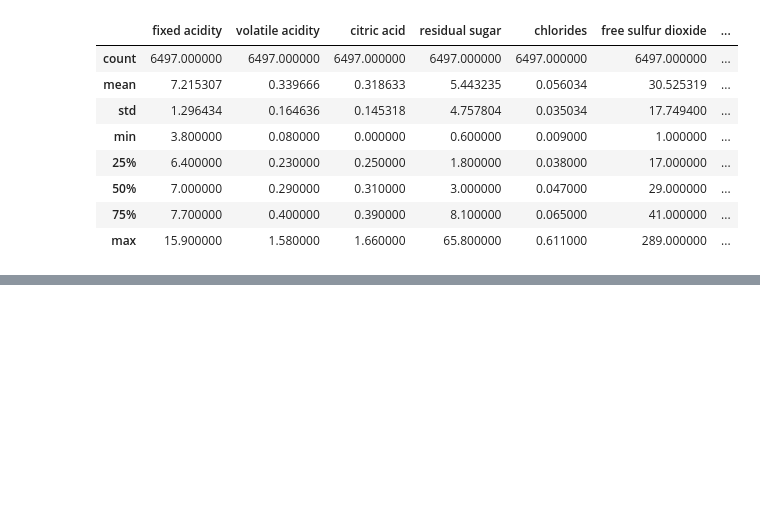
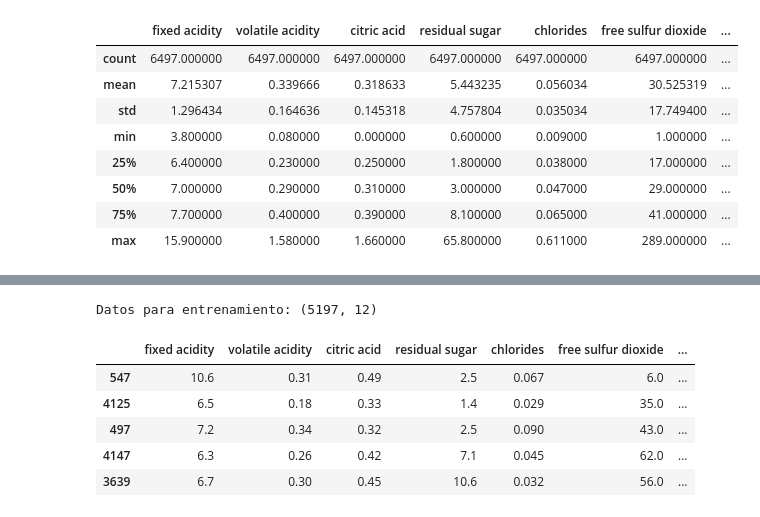
Before and after one commit to Jiliar/machine-learning-specialization, a Jupyter notebook: machine_learning/Cuadernos/Evaluación de Calidad de Vinos.ipynb, the cells around one changed output, grey strips where cells are left out. Cells and saved outputs as stored; diff of their text form; code cells hidden in the pictures; blank space fills up the shorter version.

```diff
--- a/machine_learning/Cuadernos/Evaluación de Calidad de Vinos.ipynb
+++ b/machine_learning/Cuadernos/Evaluación de Calidad de Vinos.ipynb
@@ -335,0 +379,30 @@ df.describe()
+# %%
+# Eliminación de variables a no usar:
+df1 = df.drop("quality_desc", axis=1)
+X = df1.drop('class', axis = 1) #X = Todo el dataframe pero sin cancer
+Y = df1['class']
+
+#Testeo:
+# test_size=0.2 : 20% de los datos. (El dataset es muy pequeño)
+#  random_state=101
+X_train, X_test, Y_train, Y_test = train_test_split(X, Y, test_size=0.2, random_state=101)
+
+#Escalamiento de datos
+scaler = StandardScaler()
+model = LogisticRegression()
+
+#Elaboración de Pipeline con 2 tasks: El Escalado y el Modelado.
+
+pipeline = Pipeline([('scaler', scaler),
+                     ('model', model)])
+# %%
+print(f'Datos para entrenamiento: {X_train.shape}')
+X_train.head()
+# %% [output]
+Datos para entrenamiento: (5197, 12)
+|  | fixed acidity | volatile acidity | citric acid | residual sugar | chlorides | free sulfur dioxide | ... |
+| 547 | 10.6 | 0.31 | 0.49 | 2.5 | 0.067 | 6.0 | ... |
+| 4125 | 6.5 | 0.18 | 0.33 | 1.4 | 0.029 | 35.0 | ... |
+| 497 | 7.2 | 0.34 | 0.32 | 2.5 | 0.090 | 43.0 | ... |
+| 4147 | 6.3 | 0.26 | 0.42 | 7.1 | 0.045 | 62.0 | ... |
+| 3639 | 6.7 | 0.30 | 0.45 | 10.6 | 0.032 | 56.0 | ... |
```
Also changed, not shown: parts of 35 cells of this notebook, 2 other files.
